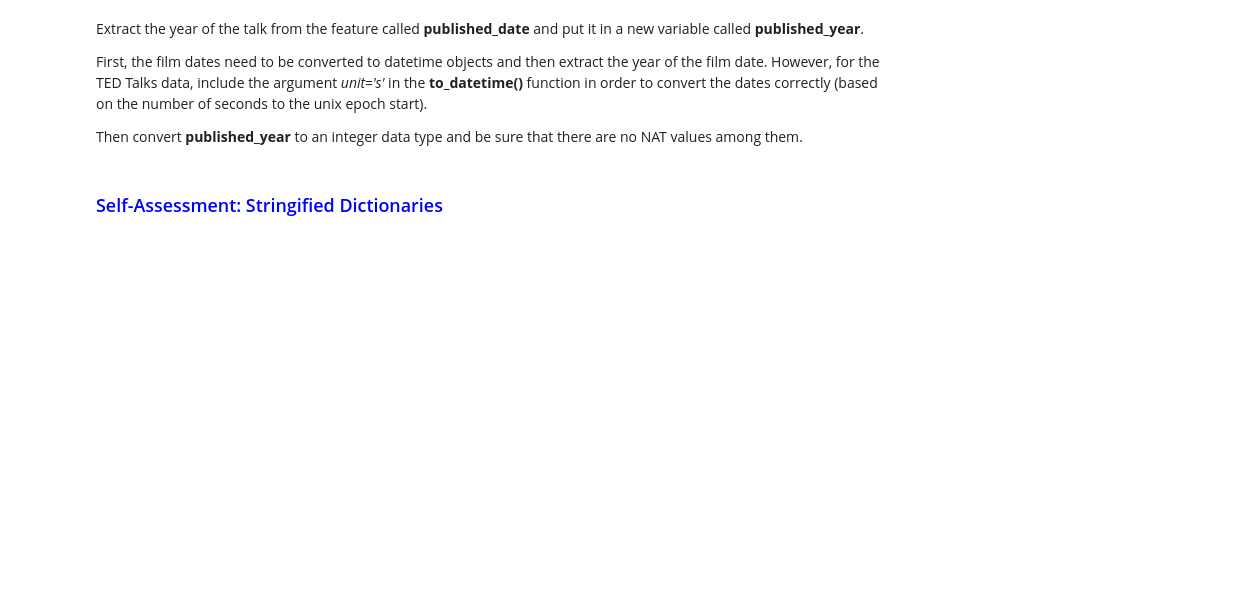
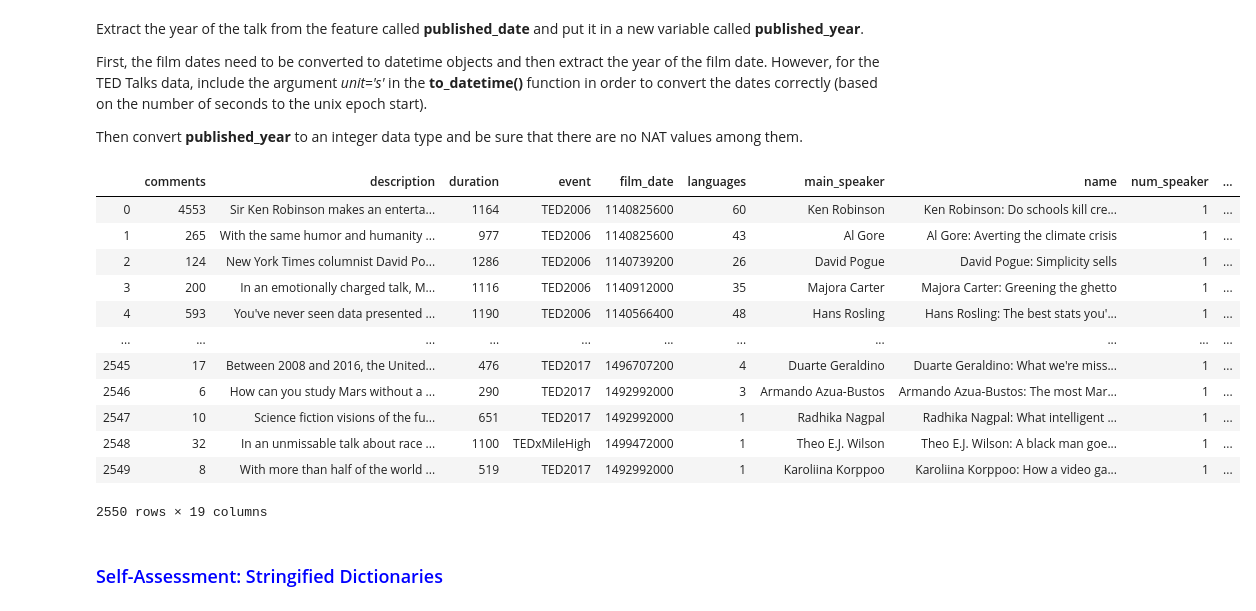
Before and after one commit to seanwhyland/DS775, a Jupyter notebook: lesson_10/Lesson 10 Presentation - ResSys 1/Lesson_10.ipynb, the cells around one changed output. Cells and saved outputs as stored; diff of their text form; code cells hidden in the pictures; blank space fills up the shorter version.

```diff
--- a/lesson_10/Lesson 10 Presentation - ResSys 1/Lesson_10.ipynb
+++ b/lesson_10/Lesson 10 Presentation - ResSys 1/Lesson_10.ipynb
@@ -20,0 +21,5 @@ Load the data set **ted_main.csv** and display the first 5 rows. This data set c
+# %%
+df = pd.read_csv("data/ted-talks/ted_main.csv")
+df.head()
+df.info()
+df.describe()
@@ -59,3 +114,20 @@ Then convert **published_year** to an integer data type and be sure that there a
+# %%
+df['published_year'] = pd.to_datetime(df['published_date'], unit="s").dt.year.astype('int32')
+df
+# %% [output]
+|  | comments | description | duration | event | film_date | languages | main_speaker | name | num_speaker | ... |
+| 0 | 4553 | Sir Ken Robinson makes an enterta... | 1164 | TED2006 | 1140825600 | 60 | Ken Robinson | Ken Robinson: Do schools kill cre... | 1 | ... |
+| 1 | 265 | With the same humor and humanity ... | 977 | TED2006 | 1140825600 | 43 | Al Gore | Al Gore: Averting the climate crisis | 1 | ... |
+| 2 | 124 | New York Times columnist David Po... | 1286 | TED2006 | 1140739200 | 26 | David Pogue | David Pogue: Simplicity sells | 1 | ... |
+| 3 | 200 | In an emotionally charged talk, M... | 1116 | TED2006 | 1140912000 | 35 | Majora Carter | Majora Carter: Greening the ghetto | 1 | ... |
+| 4 | 593 | You've never seen data presented ... | 1190 | TED2006 | 1140566400 | 48 | Hans Rosling | Hans Rosling: The best stats you'... | 1 | ... |
+| ... | ... | ... | ... | ... | ... | ... | ... | ... | ... | ... |
+| 2545 | 17 | Between 2008 and 2016, the United... | 476 | TED2017 | 1496707200 | 4 | Duarte Geraldino | Duarte Geraldino: What we're miss... | 1 | ... |
+| 2546 | 6 | How can you study Mars without a ... | 290 | TED2017 | 1492992000 | 3 | Armando Azua-Bustos | Armando Azua-Bustos: The most Mar... | 1 | ... |
+| 2547 | 10 | Science fiction visions of the fu... | 651 | TED2017 | 1492992000 | 1 | Radhika Nagpal | Radhika Nagpal: What intelligent ... | 1 | ... |
+| 2548 | 32 | In an unmissable talk about race ... | 1100 | TEDxMileHigh | 1499472000 | 1 | Theo E.J. Wilson | Theo E.J. Wilson: A black man goe... | 1 | ... |
+| 2549 | 8 | With more than half of the world ... | 519 | TED2017 | 1492992000 | 1 | Karoliina Korppoo | Karoliina Korppoo: How a video ga... | 1 | ... |
+2550 rows × 19 columns
 # %% [markdown]
 ### <font color = "blue"> Self-Assessment: Stringified Dictionaries </font>
 # %% [markdown]
```
Also changed, not shown: parts of 22 cells of this notebook, 4 other files.
